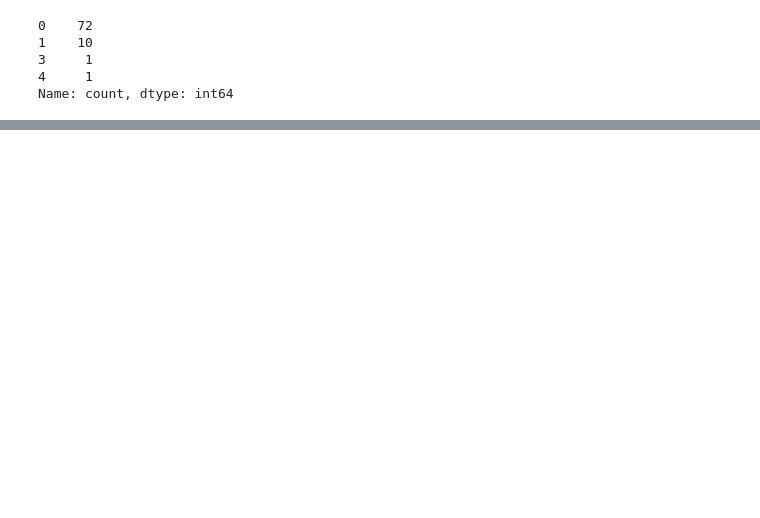
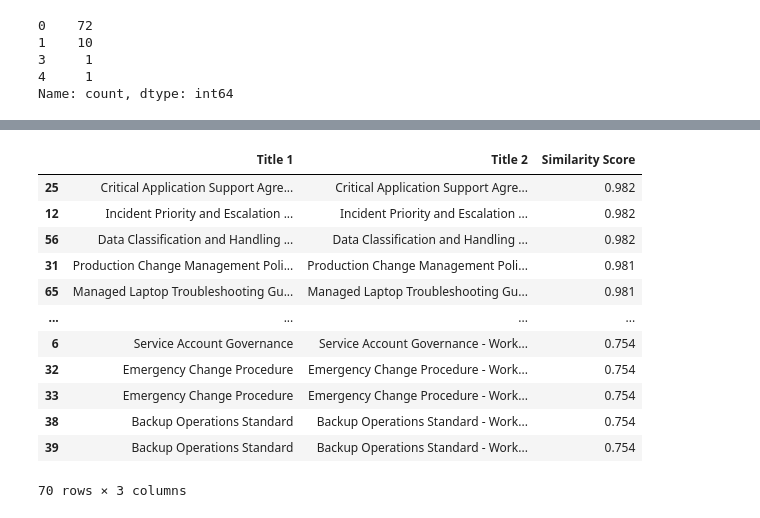
Before and after one commit to anurag-insights/RAG-Based-AI-Document-Assistant-, a Jupyter notebook: notebooks/01_EDA.ipynb, the cells around one changed output, grey strips where cells are left out. Saved outputs shown, nothing was run; the diff lists cells and outputs as text; code cells hidden in the pictures; blank space fills up the shorter version.

```diff
--- a/notebooks/01_EDA.ipynb
+++ b/notebooks/01_EDA.ipynb
@@ -404,0 +478,40 @@ Name: count, dtype: int64
+# %%
+unique_titles = df["title"].dropna().unique()
+
+similar_titles = []
+
+for i in range(len(unique_titles)):
+    for j in range(i + 1, len(unique_titles)):
+        similarity = SequenceMatcher(
+            None,
+            str(unique_titles[i]).lower(),
+            str(unique_titles[j]).lower()
+        ).ratio()
+
+        if similarity >= 0.75:
+            similar_titles.append({
+                "Title 1": unique_titles[i],
+                "Title 2": unique_titles[j],
+                "Similarity Score": round(similarity, 3)
+            })
+
+similar_titles_df = pd.DataFrame(similar_titles)
+
+similar_titles_df.sort_values(
+    "Similarity Score",
+    ascending=False
+)
+# %% [output]
+|  | Title 1 | Title 2 | Similarity Score |
+| 25 | Critical Application Support Agre... | Critical Application Support Agre... | 0.982 |
+| 12 | Incident Priority and Escalation ... | Incident Priority and Escalation ... | 0.982 |
+| 56 | Data Classification and Handling ... | Data Classification and Handling ... | 0.982 |
+| 31 | Production Change Management Poli... | Production Change Management Poli... | 0.981 |
+| 65 | Managed Laptop Troubleshooting Gu... | Managed Laptop Troubleshooting Gu... | 0.981 |
+| ... | ... | ... | ... |
+| 6 | Service Account Governance | Service Account Governance - Work... | 0.754 |
+| 32 | Emergency Change Procedure | Emergency Change Procedure - Work... | 0.754 |
+| 33 | Emergency Change Procedure | Emergency Change Procedure - Work... | 0.754 |
+| 38 | Backup Operations Standard | Backup Operations Standard - Work... | 0.754 |
+| 39 | Backup Operations Standard | Backup Operations Standard - Work... | 0.754 |
+70 rows × 3 columns
```
Also changed, not shown: parts of 6 cells of this notebook.
